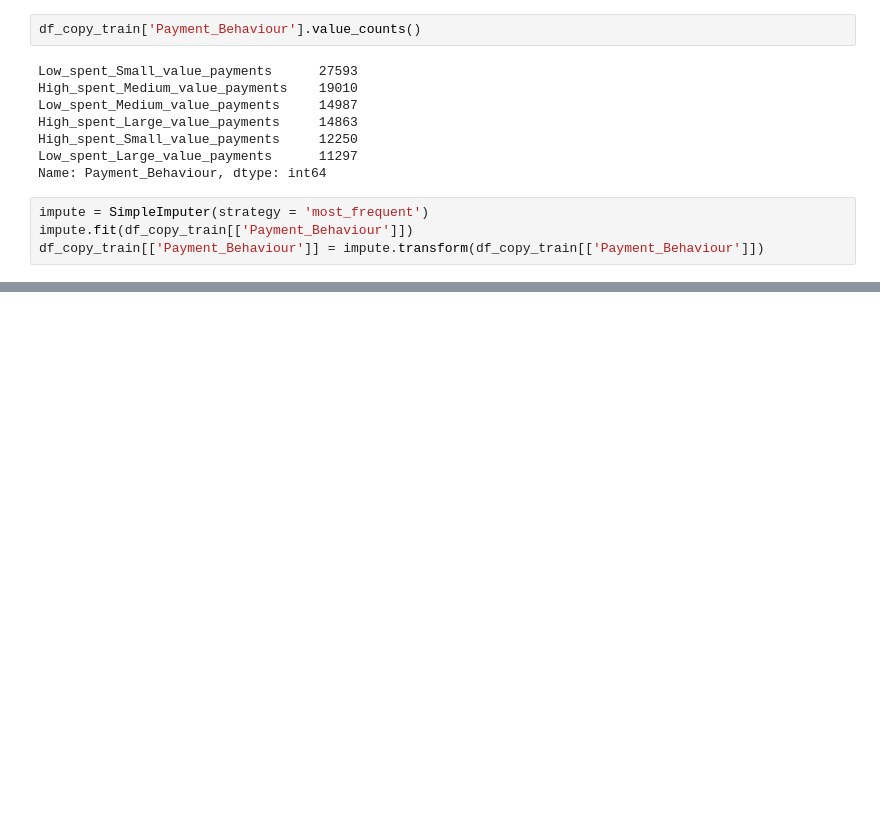
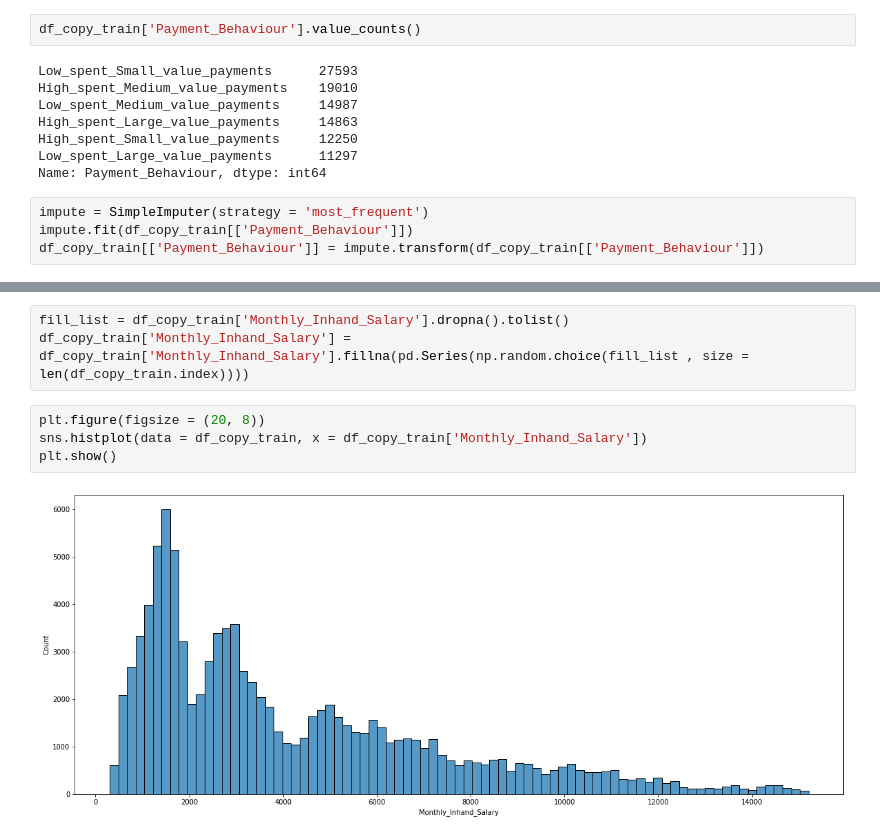
Before and after one commit to earo12/Credit-Score-Classification, a Jupyter notebook: Credit_Score_Classification.ipynb, the cells around one changed output, grey strips where cells are left out. Drawn from its saved outputs; the diff is of its cells as text; blank space fills up the shorter version.

Commit message:
Dropped nan values of handle monthly salary

```diff
--- a/Credit_Score_Classification.ipynb
+++ b/Credit_Score_Classification.ipynb
@@ -195,0 +216,9 @@ df_copy_train[['Payment_Behaviour']] = impute.transform(df_copy_train[['Payment_
+# %%
+fill_list = df_copy_train['Monthly_Inhand_Salary'].dropna().tolist()
+df_copy_train['Monthly_Inhand_Salary'] = df_copy_train['Monthly_Inhand_Salary'].fillna(pd.Series(np.random.choice(fill_list , size = len(df_copy_train.index))))
+# %%
+plt.figure(figsize = (20, 8))
+sns.histplot(data = df_copy_train, x = df_copy_train['Monthly_Inhand_Salary'])
+plt.show()
+# %% [output]
+[figure, added]
```
Also changed, not shown: parts of 1 cell of this notebook.
